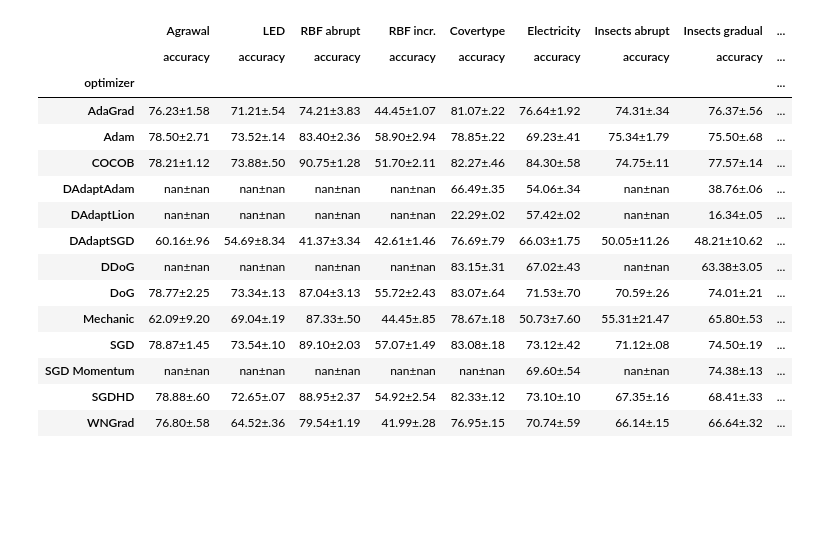
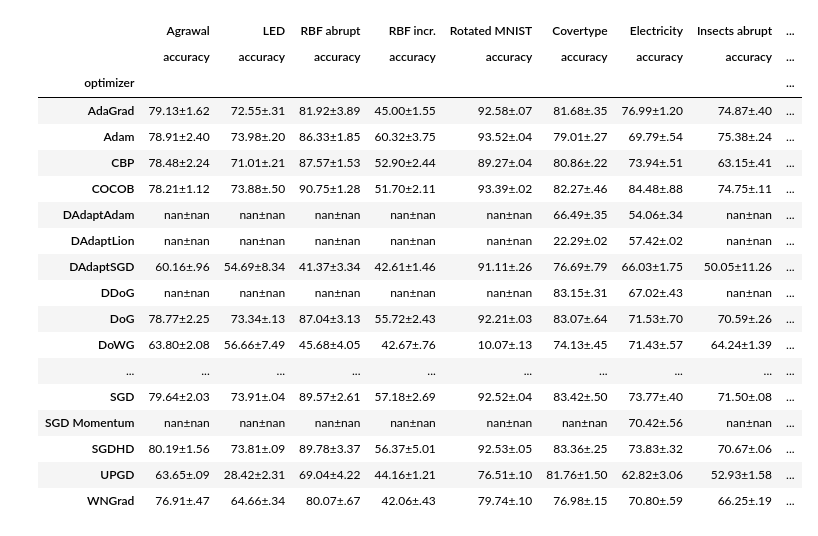
Before and after one commit to lucasczz/OLRONN, a Jupyter notebook: notebooks/tables.ipynb, the cells around one changed output. Cells and saved outputs as stored; diff of their text form; code cells hidden in the pictures; blank space fills up the shorter version.

Commit message:
feat: additional optimizer eval

```diff
--- a/notebooks/tables.ipynb
+++ b/notebooks/tables.ipynb
@@ -80,22 +79,37 @@ make_tables(df_table, datasets, ks, index="schedule")
 df = pd.read_csv("../reports/optimizers/v1.csv.zip")
 df['accuracy'] *= 100
 df_table = df[["dataset", "optimizer", "accuracy", 'base_lr', 'seed']]
-# %%
-make_tables(df_table, datasets, ks, index="optimizer", fname='optimizers')
-# %% [output]
-|  | Agrawal | LED | RBF abrupt | RBF incr. | Covertype | Electricity | Insects abrupt | Insects gradual | ... |
-|  | accuracy | accuracy | accuracy | accuracy | accuracy | accuracy | accuracy | accuracy | ... |
-| optimizer |  |  |  |  |  |  |  |  | ... |
-| AdaGrad | 76.23±1.58 | 71.21±.54 | 74.21±3.83 | 44.45±1.07 | 81.07±.22 | 76.64±1.92 | 74.31±.34 | 76.37±.56 | ... |
-| Adam | 78.50±2.71 | 73.52±.14 | 83.40±2.36 | 58.90±2.94 | 78.85±.22 | 69.23±.41 | 75.34±1.79 | 75.50±.68 | ... |
-| COCOB | 78.21±1.12 | 73.88±.50 | 90.75±1.28 | 51.70±2.11 | 82.27±.46 | 84.30±.58 | 74.75±.11 | 77.57±.14 | ... |
-| DAdaptAdam | nan±nan | nan±nan | nan±nan | nan±nan | 66.49±.35 | 54.06±.34 | nan±nan | 38.76±.06 | ... |
-| DAdaptLion | nan±nan | nan±nan | nan±nan | nan±nan | 22.29±.02 | 57.42±.02 | nan±nan | 16.34±.05 | ... |
-| DAdaptSGD | 60.16±.96 | 54.69±8.34 | 41.37±3.34 | 42.61±1.46 | 76.69±.79 | 66.03±1.75 | 50.05±11.26 | 48.21±10.62 | ... |
-| DDoG | nan±nan | nan±nan | nan±nan | nan±nan | 83.15±.31 | 67.02±.43 | nan±nan | 63.38±3.05 | ... |
-| DoG | 78.77±2.25 | 73.34±.13 | 87.04±3.13 | 55.72±2.43 | 83.07±.64 | 71.53±.70 | 70.59±.26 | 74.01±.21 | ... |
-| Mechanic | 62.09±9.20 | 69.04±.19 | 87.33±.50 | 44.45±.85 | 78.67±.18 | 50.73±7.60 | 55.31±21.47 | 65.80±.53 | ... |
-| SGD | 78.87±1.45 | 73.54±.10 | 89.10±2.03 | 57.07±1.49 | 83.08±.18 | 73.12±.42 | 71.12±.08 | 74.50±.19 | ... |
-| SGD Momentum | nan±nan | nan±nan | nan±nan | nan±nan | nan±nan | 69.60±.54 | nan±nan | 74.38±.13 | ... |
-| SGDHD | 78.88±.60 | 72.65±.07 | 88.95±2.37 | 54.92±2.54 | 82.33±.12 | 73.10±.10 | 67.35±.16 | 68.41±.33 | ... |
-| WNGrad | 76.80±.58 | 64.52±.36 | 79.54±1.19 | 41.99±.28 | 76.95±.15 | 70.74±.59 | 66.14±.15 | 66.64±.32 | ... |
+# %%
+datasets = [
+    "Agrawal",
+    "LED",
+    "RBF abrupt",
+    "RBF incr.",
+    "Rotated MNIST",
+    "Covertype",
+    "Electricity",
+    "Insects abrupt",
+    "Insects gradual",
+    "Insects incr.",
+]
+make_tables(df_table, datasets, [1], index="optimizer", fname='optimizers_full')
+# %% [output]
+|  | Agrawal | LED | RBF abrupt | RBF incr. | Rotated MNIST | Covertype | Electricity | Insects abrupt | ... |
+|  | accuracy | accuracy | accuracy | accuracy | accuracy | accuracy | accuracy | accuracy | ... |
+| optimizer |  |  |  |  |  |  |  |  | ... |
+| AdaGrad | 79.13±1.62 | 72.55±.31 | 81.92±3.89 | 45.00±1.55 | 92.58±.07 | 81.68±.35 | 76.99±1.20 | 74.87±.40 | ... |
+| Adam | 78.91±2.40 | 73.98±.20 | 86.33±1.85 | 60.32±3.75 | 93.52±.04 | 79.01±.27 | 69.79±.54 | 75.38±.24 | ... |
+| CBP | 78.48±2.24 | 71.01±.21 | 87.57±1.53 | 52.90±2.44 | 89.27±.04 | 80.86±.22 | 73.94±.51 | 63.15±.41 | ... |
+| COCOB | 78.21±1.12 | 73.88±.50 | 90.75±1.28 | 51.70±2.11 | 93.39±.02 | 82.27±.46 | 84.48±.88 | 74.75±.11 | ... |
+| DAdaptAdam | nan±nan | nan±nan | nan±nan | nan±nan | nan±nan | 66.49±.35 | 54.06±.34 | nan±nan | ... |
+| DAdaptLion | nan±nan | nan±nan | nan±nan | nan±nan | nan±nan | 22.29±.02 | 57.42±.02 | nan±nan | ... |
+| DAdaptSGD | 60.16±.96 | 54.69±8.34 | 41.37±3.34 | 42.61±1.46 | 91.11±.26 | 76.69±.79 | 66.03±1.75 | 50.05±11.26 | ... |
+| DDoG | nan±nan | nan±nan | nan±nan | nan±nan | nan±nan | 83.15±.31 | 67.02±.43 | nan±nan | ... |
+| DoG | 78.77±2.25 | 73.34±.13 | 87.04±3.13 | 55.72±2.43 | 92.21±.03 | 83.07±.64 | 71.53±.70 | 70.59±.26 | ... |
+| DoWG | 63.80±2.08 | 56.66±7.49 | 45.68±4.05 | 42.67±.76 | 10.07±.13 | 74.13±.45 | 71.43±.57 | 64.24±1.39 | ... |
+| ... | ... | ... | ... | ... | ... | ... | ... | ... | ... |
+| SGD | 79.64±2.03 | 73.91±.04 | 89.57±2.61 | 57.18±2.69 | 92.52±.04 | 83.42±.50 | 73.77±.40 | 71.50±.08 | ... |
+| SGD Momentum | nan±nan | nan±nan | nan±nan | nan±nan | nan±nan | nan±nan | 70.42±.56 | nan±nan | ... |
+| SGDHD | 80.19±1.56 | 73.81±.09 | 89.78±3.37 | 56.37±5.01 | 92.53±.05 | 83.36±.25 | 73.83±.32 | 70.67±.06 | ... |
+| UPGD | 63.65±.09 | 28.42±2.31 | 69.04±4.22 | 44.16±1.21 | 76.51±.10 | 81.76±1.50 | 62.82±3.06 | 52.93±1.58 | ... |
+| WNGrad | 76.91±.47 | 64.66±.34 | 80.07±.67 | 42.06±.43 | 79.74±.10 | 76.98±.15 | 70.80±.59 | 66.25±.19 | ... |
```
Also changed, not shown: parts of 1 cell of this notebook, 31 other files.
